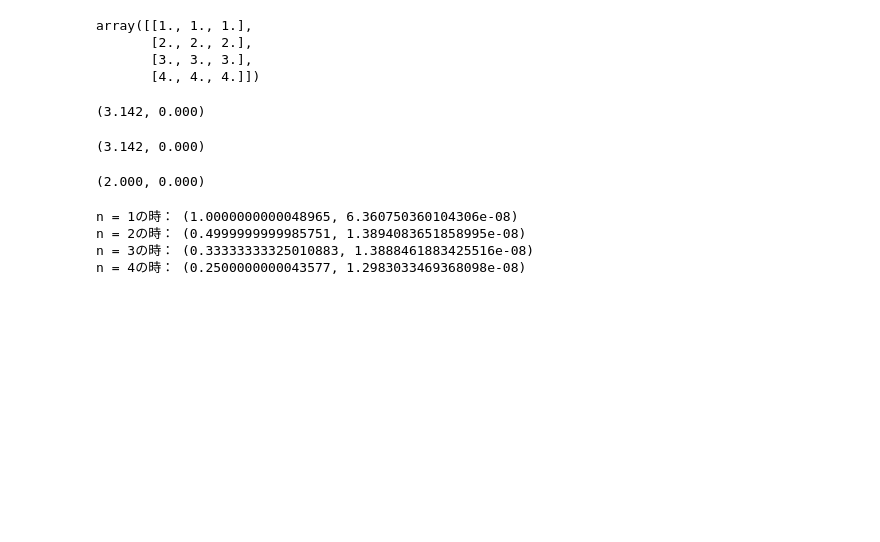
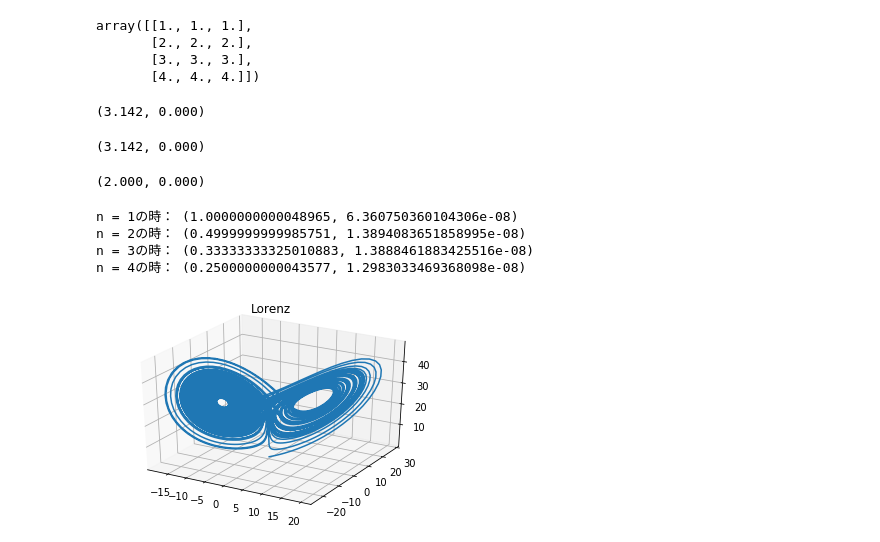
Before and after one commit to HidehikoMURAO/Data-Scientist-Training-Course, a Jupyter notebook: Chapter 5.ipynb, the cells around one changed output. Saved outputs shown, nothing was run; the diff lists cells and outputs as text; code cells hidden in the pictures; blank space fills up the shorter version.

```diff
--- a/Chapter 5.ipynb
+++ b/Chapter 5.ipynb
@@ -345,3 +345,34 @@ n = 1の時： (1.0000000000048965, 6.360750360104306e-08)
 n = 2の時： (0.4999999999985751, 1.3894083651858995e-08)
 n = 3の時： (0.33333333325010883, 1.3888461883425516e-08)
 n = 4の時： (0.2500000000043577, 1.2983033469368098e-08)
+# %%
+# モジュールの読み込み
+import numpy as np
+from scipy.integrate import odeint
+import matplotlib.pyplot as plt
+from mpl_toolkits.mplot3d import Axes3D
+
+# ローレンツ方程式
+def lorenz_func(v, t, p, r, b):
+    return [-p * v[0] + p*v[1], -v[0] * v[2] + r * v[0] - v[1], v[0] * v[1] - b * v[2]]
+# %%
+# パラメータの設定
+p = 10
+r = 28
+b = 8 / 3
+v0 = [0.1, 0.1, 0.1]
+t = np.arange(0, 100, 0.01)
+
+# 関数の呼び出し
+v = odeint(lorenz_func, v0, t, args = (p, r, b))
+
+# 可視化
+fig = plt.figure()
+ax = fig.gca(projection = '3d')
+ax.plot(v[:, 0], v[:, 1], v[:, 2])
+
+# ラベル
+plt.title('Lorenz')
+plt.grid(True)
+# %% [output]
+[figure, added]
```
Also changed, not shown: parts of 11 cells of this notebook, 1 other file.
